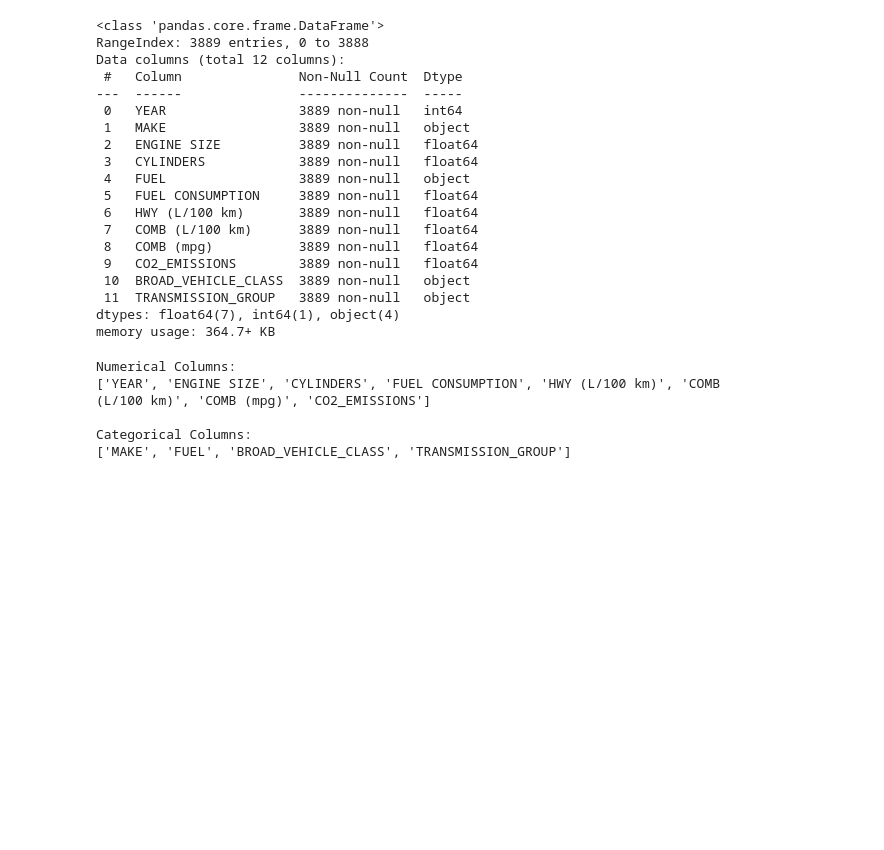
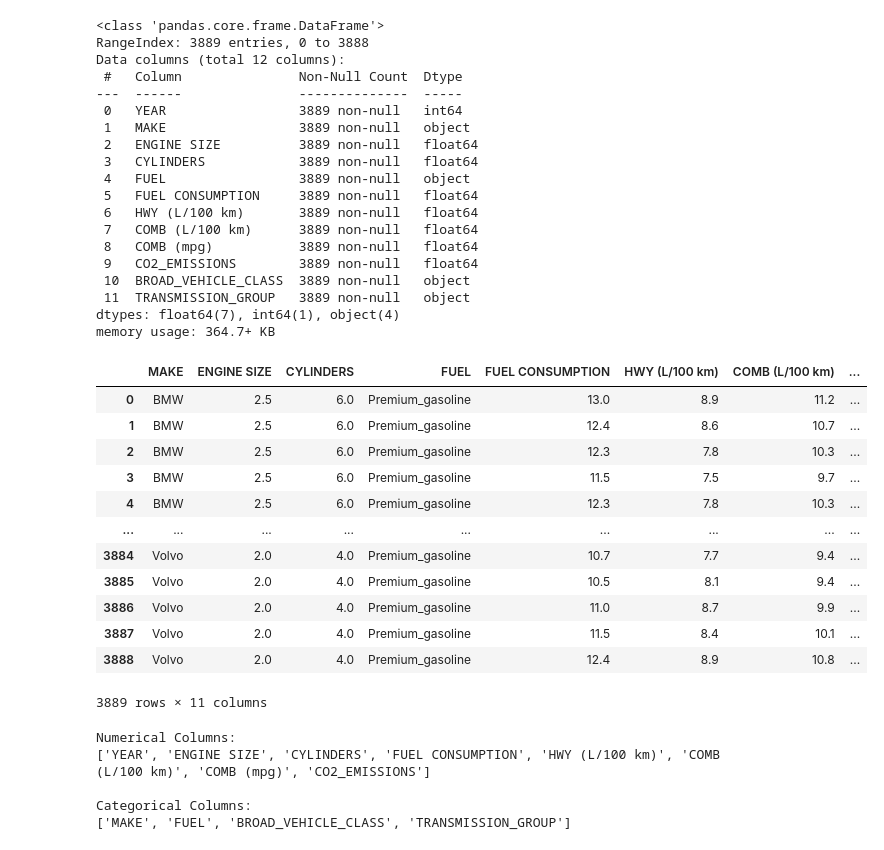
Before and after one commit to jayraj2498/CO2_emission_cicd_proj, a Jupyter notebook: notebook/2. MODEL TRAINING.ipynb, the cells around one changed output. Cells and saved outputs as stored; diff of their text form; code cells hidden in the pictures; blank space fills up the shorter version.

```diff
--- a/notebook/2. MODEL TRAINING.ipynb
+++ b/notebook/2. MODEL TRAINING.ipynb
@@ -24,7 +24,7 @@ import warnings
 # %% [markdown]
 #### Import the CSV Data as Pandas DataFrame
 # %%
-df = pd.read_csv('E:\\zomato_project\\notebook\\data\\FuelConsumption_modified.csv')
+df = pd.read_csv('E:\\co2_emssion\\notebook\\data\\FuelConsumption_modified.csv')
 # %% [markdown]
 #### Show Top 5 Records
 # %%
@@ -61,6 +67,22 @@ Data columns (total 12 columns):
  11  TRANSMISSION_GROUP   3889 non-null   object
 dtypes: float64(7), int64(1), object(4)
 memory usage: 364.7+ KB
+# %%
+df
+# %% [output]
+|  | MAKE | ENGINE SIZE | CYLINDERS | FUEL | FUEL CONSUMPTION | HWY (L/100 km) | COMB (L/100 km) | ... |
+| 0 | BMW | 2.5 | 6.0 | Premium_gasoline | 13.0 | 8.9 | 11.2 | ... |
+| 1 | BMW | 2.5 | 6.0 | Premium_gasoline | 12.4 | 8.6 | 10.7 | ... |
+| 2 | BMW | 2.5 | 6.0 | Premium_gasoline | 12.3 | 7.8 | 10.3 | ... |
+| 3 | BMW | 2.5 | 6.0 | Premium_gasoline | 11.5 | 7.5 | 9.7 | ... |
+| 4 | BMW | 2.5 | 6.0 | Premium_gasoline | 12.3 | 7.8 | 10.3 | ... |
+| ... | ... | ... | ... | ... | ... | ... | ... | ... |
+| 3884 | Volvo | 2.0 | 4.0 | Premium_gasoline | 10.7 | 7.7 | 9.4 | ... |
+| 3885 | Volvo | 2.0 | 4.0 | Premium_gasoline | 10.5 | 8.1 | 9.4 | ... |
+| 3886 | Volvo | 2.0 | 4.0 | Premium_gasoline | 11.0 | 8.7 | 9.9 | ... |
+| 3887 | Volvo | 2.0 | 4.0 | Premium_gasoline | 11.5 | 8.4 | 10.1 | ... |
+| 3888 | Volvo | 2.0 | 4.0 | Premium_gasoline | 12.4 | 8.9 | 10.8 | ... |
+3889 rows × 11 columns
 # %%
 import pandas as pd
 
```
Also changed, not shown: parts of 4 cells of this notebook, 33 other files.
